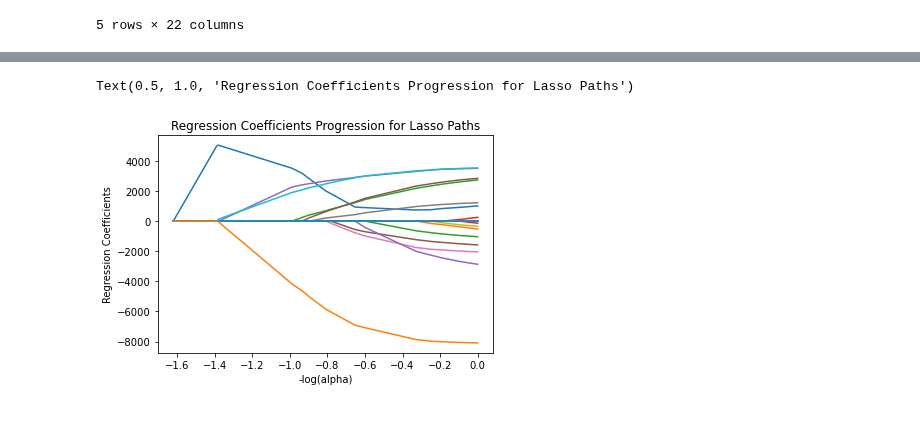
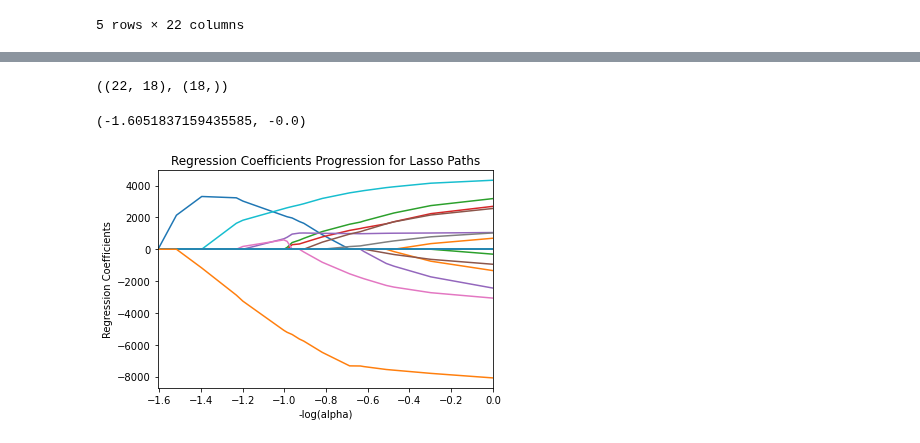
Before and after one commit to SVI-Capstone/svi_capstone, a Jupyter notebook: model_attributes.ipynb, the cells around one changed output, grey strips where cells are left out. Saved outputs shown, nothing was run; the diff lists cells and outputs as text; code cells hidden in the pictures.

```diff
--- a/model_attributes.ipynb
+++ b/model_attributes.ipynb
@@ -470,17 +451,24 @@ import numpy as np
+# %%
+modelLL.coef_path_.shape, modelLL.alphas_.shape
+# %% [output]
+((22, 18), (18,))
 # %%
-%matplotlib inline
+# %matplotlib inline
 ax = plt.gca()
 
 m_log_alphas = -np.log10(modelLL.alphas_) # alpha contains the values of alpha through the model selection process.
+# plt.figure(figsize = (16, 9))
 plt.plot(m_log_alphas, modelLL.coef_path_.T) # change in regression coefficient
 np.shape(modelLL.coef_path_), np.shape(m_log_alphas)
 
 # plt.axvline(-np.log10(modelLL.alphas_), linestyle='--', color='k',
 #             label='alpha CV')
 
 plt.ylabel('Regression Coefficients')
 plt.xlabel('-log(alpha)')
 plt.title('Regression Coefficients Progression for Lasso Paths')
+ax.set_xlim(m_log_alphas.min(), m_log_alphas.max())
+# plt.show()
 # %% [output]
-Text(0.5, 1.0, 'Regression Coefficients Progression for Lasso Paths')
+(-1.6051837159435585, -0.0)
-[figure, old version]
+[figure, new version]
```
Also changed, not shown: parts of 46 cells of this notebook, 2 other files.
